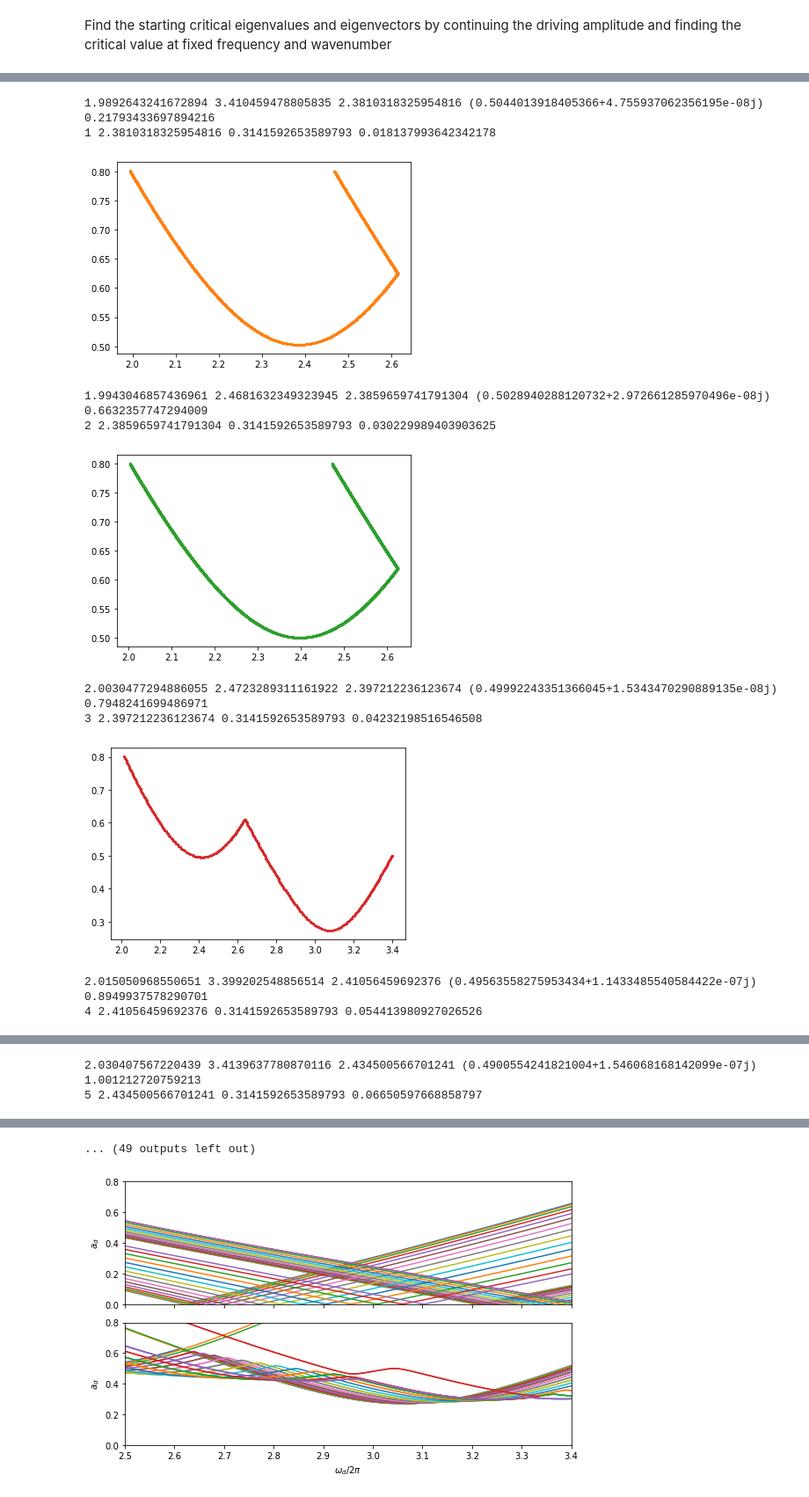
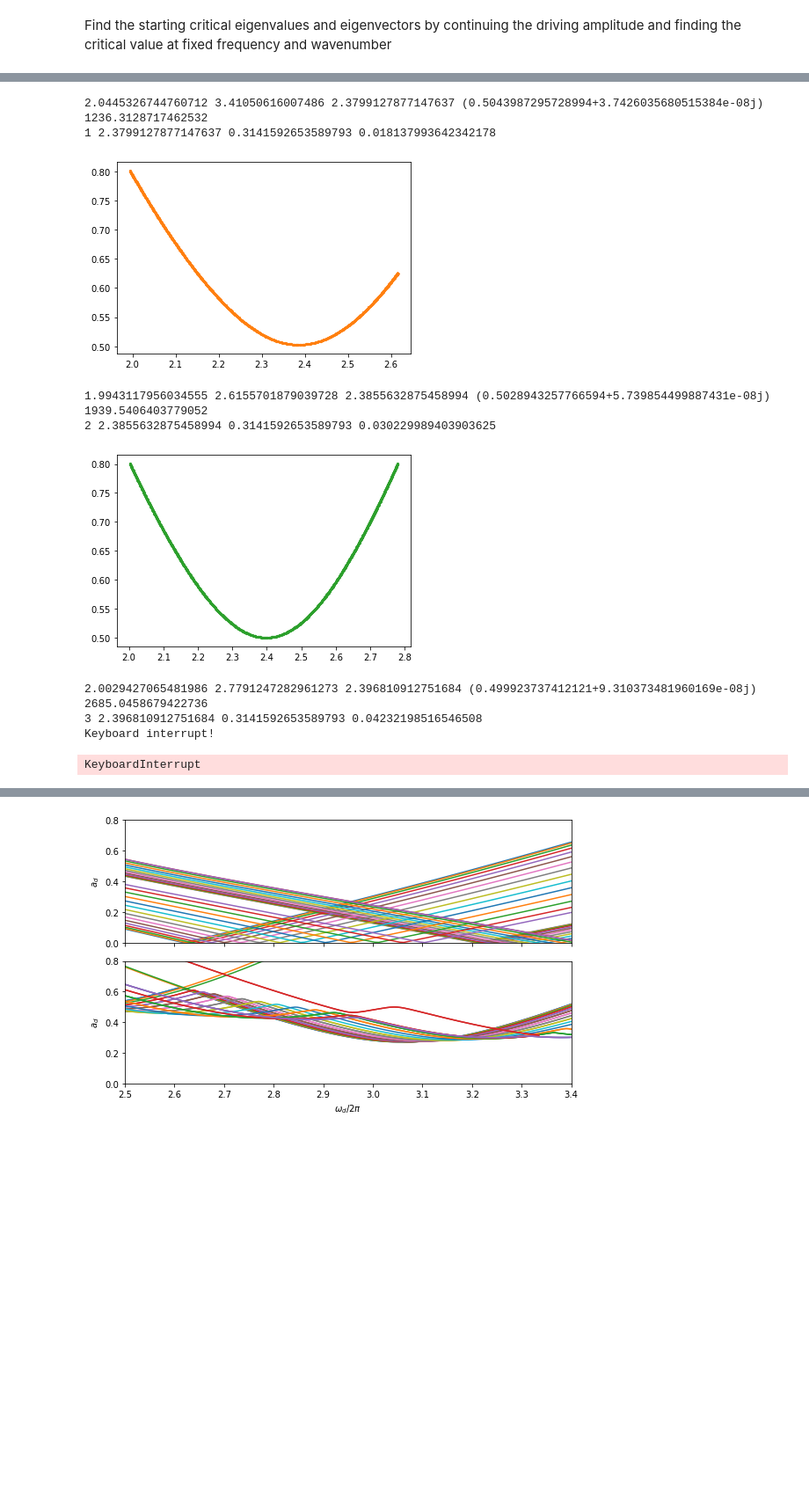
Before and after one commit to znicolaou/viscidfaraday, a Jupyter notebook: viscid_notebook.ipynb, the cells around one changed output, grey strips where cells are left out. Shown at 88% size. Cells and saved outputs as stored; diff of their text form; code cells hidden in the pictures; blank space fills up the shorter version.

```diff
--- a/viscid_notebook.ipynb
+++ b/viscid_notebook.ipynb
@@ -779,7 +777,7 @@ dir0=newdir
 argsdict['itmax']=5
 argsdict['par']='ad'
 argsdict['pari']=0.0
-argsdict['parf']=0.05
+argsdict['parf']=0.01
 argsdict['epsl']=1E-6
 argsdict['epsu']=1E-6
 argsdict['ds']=1E-3
@@ -982,7 +980,7 @@ argsdict['epstp']=np.inf
 argsdict['epdir']=1E-2
 argsdict['Nsteps']=5000
 overwrite=False
-load=True
+load=False
 
 print(ks)
 print(len(ks))
@@ -1165,7 +1185,7 @@ order=np.argsort(evals)
 argsdict['verbose']=2
 argsdict['lambdamax']=np.inf
 ds=2E-2
-dsmax=2E-2
+dsmax=1E-1
 argsdict['itmax']=10
 argsdict['ds']=ds/10
 argsdict['dsmax']=dsmax
@@ -1479,9 +1499,10 @@ vssweep=[]
 wssweep=[]
 dirsweep=[]
 dssweep=[]
-argsdict['verbose']=0
+argsdict['verbose']=1
 argsdict['lambdamax']=admax
 
+# ds=1E-2
 ds=1E-3
 ds0=ds
 argsdict['dsmax']=ds
@@ -1503,8 +1524,8 @@ np.random.seed(1)
 
 print(ks)
 print(len(ks))
-load=True
-overwrite=True
+load=False
+overwrite=False
 
 l=0
 
@@ -1592,11 +1613,13 @@ for j in range(2):
 
             argsdict['ds']=ds0
             np.random.seed(l)
-            ads2,vs2,ws2,pars2,dirs2,dss2=viscid.pseudocont(ad0, vs0, ws0, mat, argsdict, mat2, real=True)
+#             ads2,vs2,ws2,pars2,dirs2,dss2=viscid.pseudocont(ad0, vs0, ws0, mat, argsdict, mat2, real=True)
+            ads2,vs2,ws2,pars2,dirs2,dss2=viscid.pseudocont(ad0, vs0, ws0, mat, argsdict, mat2)
             argsdict['freq']=freq0
             argsdict['ds']=-ds0
             np.random.seed(l)
-            ads3,vs3,ws3,pars3,dirs3,dss3=viscid.pseudocont(ad0, vs0, ws0, mat, argsdict, mat2, real=True)
+#             ads3,vs3,ws3,pars3,dirs3,dss3=viscid.pseudocont(ad0, vs0, ws0, mat, argsdict, mat2, real=True)
+            ads3,vs3,ws3,pars3,dirs3,dss3=viscid.pseudocont(ad0, vs0, ws0, mat, argsdict, mat2)
 
 
             freqsweep=freqsweep+[np.flip(pars3).tolist()+pars2]
@@ -1661,15 +1685,13 @@ for j in range(2):
-1.9892643241672894 3.410459478805835 2.3810318325954816 (0.5044013918405366+4.755937062356195e-08j)
-0.21793433697894216
-1 2.3810318325954816 0.3141592653589793 0.018137993642342178
+2.0445326744760712 3.41050616007486 2.3799127877147637 (0.5043987295728994+3.7426035680515384e-08j)
+1236.3128717462532
+1 2.3799127877147637 0.3141592653589793 0.018137993642342178
-[figure, old version]
+[figure, new version]
-1.9943046857436961 2.4681632349323945 2.3859659741791304 (0.5028940288120732+2.972661285970496e-08j)
-0.6632357747294009
-2 2.3859659741791304 0.3141592653589793 0.030229989403903625
+1.9943117956034555 2.6155701879039728 2.3855632875458994 (0.5028943257766594+5.739854499887431e-08j)
+1939.5406403779052
+2 2.3855632875458994 0.3141592653589793 0.030229989403903625
-[figure, old version]
+[figure, new version]
-2.0030477294886055 2.4723289311161922 2.397212236123674 (0.49992243351366045+1.5343470290889135e-08j)
-0.7948241699486971
-3 2.397212236123674 0.3141592653589793 0.04232198516546508
+2.0029427065481986 2.7791247282961273 2.396810912751684 (0.499923737412121+9.310373481960169e-08j)
+2685.0458679422736
+3 2.396810912751684 0.3141592653589793 0.04232198516546508
+Keyboard interrupt!
-[figure, removed]
-2.015050968550651 3.399202548856514 2.41056459692376 (0.49563558275953434+1.1433485540584422e-07j)
-0.8949937578290701
-4 2.41056459692376 0.3141592653589793 0.054413980927026526
+KeyboardInterrupt
@@ -1677,3 +1697,0 @@ for j in range(2):
-2.030407567220439 3.4139637780870116 2.434500566701241 (0.4900554241821004+1.546068168142099e-07j)
-1.001212720759213
-5 2.434500566701241 0.3141592653589793 0.06650597668858797
@@ -1681,4 +1698,3 @@ for j in range(2):
-... (49 outputs left out)
 # %%
 iadssweep=[np.load('data/theory/i%iads.npy'%(i)) for i in range(2*len(ks))]
 ivssweep=[np.load('data/theory/i%ivs.npy'%(i)) for i in range(2*len(ks))]
```
Also changed, not shown: parts of 12 cells of this notebook, 3 other files.
